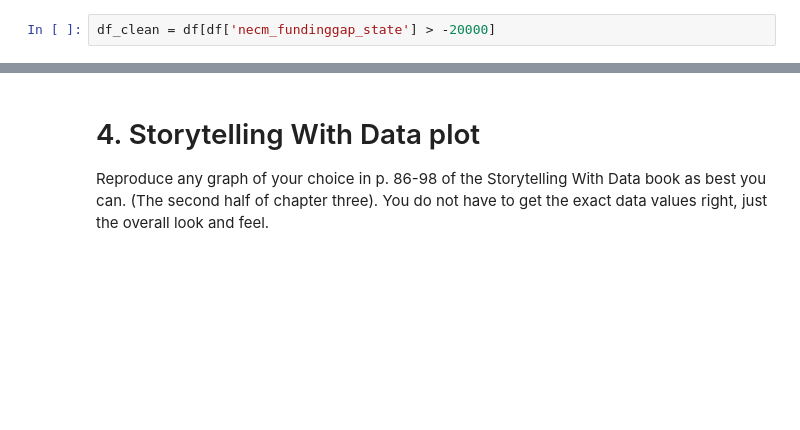
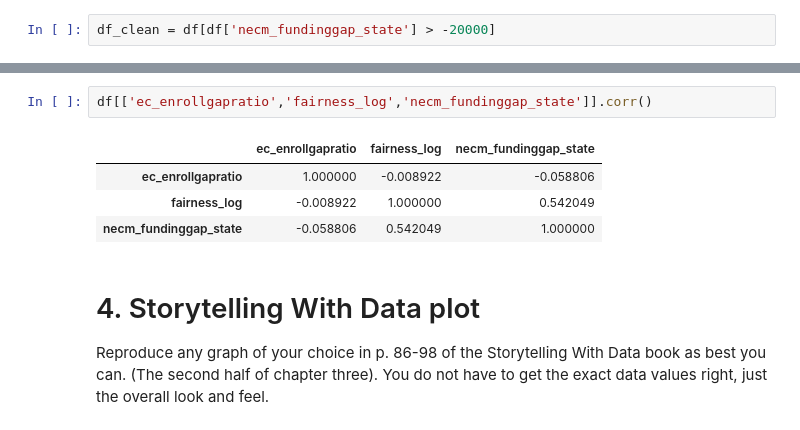
Before and after one commit to SalhaMo/Module-B-semester-2, a Jupyter notebook: Week6.ipynb, the cells around one changed output, grey strips where cells are left out. Drawn from its saved outputs; the diff is of its cells as text; blank space fills up the shorter version.

```diff
--- a/Week6.ipynb
+++ b/Week6.ipynb
@@ -226,3 +226,10 @@ sns.pairplot(df)
+# %%
+df[['ec_enrollgapratio','fairness_log','necm_fundinggap_state']].corr()
+# %% [output]
+|  | ec_enrollgapratio | fairness_log | necm_fundinggap_state |
+| ec_enrollgapratio | 1.000000 | -0.008922 | -0.058806 |
+| fairness_log | -0.008922 | 1.000000 | 0.542049 |
+| necm_fundinggap_state | -0.058806 | 0.542049 | 1.000000 |
 # %% [markdown]
 # 4. Storytelling With Data plot
 
```
Also changed, not shown: parts of 4 cells of this notebook.
